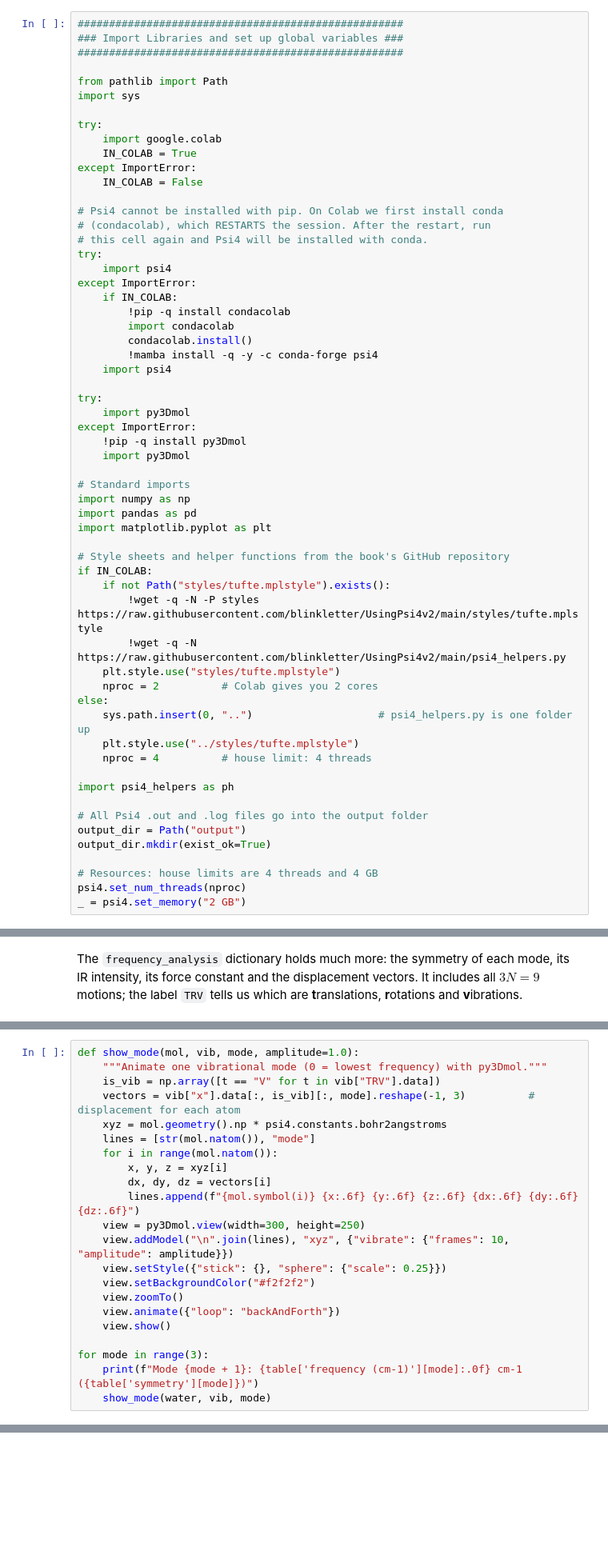
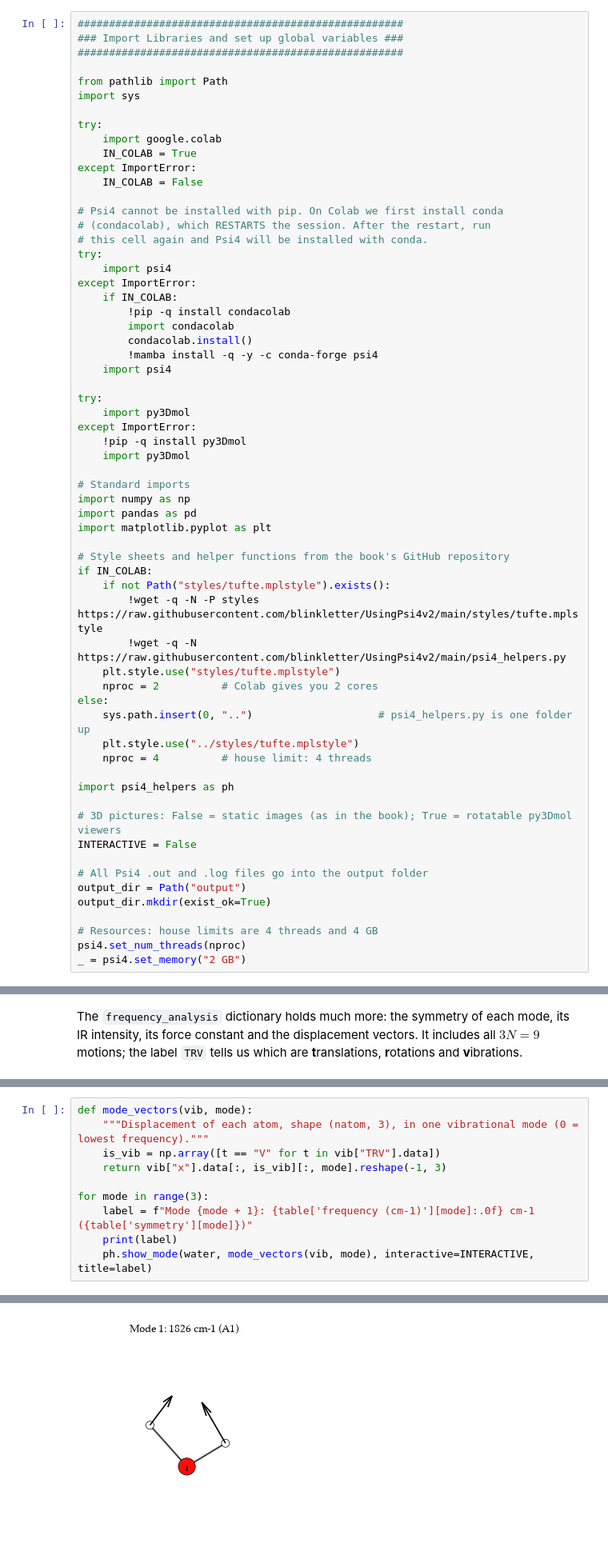
Before and after one commit to blinkletter/UsingPsi4v2, a Jupyter notebook: temp/04-vibrations.ipynb, the cells around one changed output, grey strips where cells are left out. Shown at 80% size. Cells and saved outputs as stored; diff of their text form; blank space fills up the shorter version.

```diff
--- a/temp/04-vibrations.ipynb
+++ b/temp/04-vibrations.ipynb
@@ -57,6 +57,9 @@ else:
 
 import psi4_helpers as ph
 
+# 3D pictures: False = static images (as in the book); True = rotatable py3Dmol viewers
+INTERACTIVE = False
+
 # All Psi4 .out and .log files go into the output folder
 output_dir = Path("output")
 output_dir.mkdir(exist_ok=True)
@@ -145,24 +148,12 @@ table.round(2)
 # %%
-def show_mode(mol, vib, mode, amplitude=1.0):
-    """Animate one vibrational mode (0 = lowest frequency) with py3Dmol."""
+def mode_vectors(vib, mode):
+    """Displacement of each atom, shape (natom, 3), in one vibrational mode (0 = lowest frequency)."""
     is_vib = np.array([t == "V" for t in vib["TRV"].data])
-    vectors = vib["x"].data[:, is_vib][:, mode].reshape(-1, 3)          # displacement for each atom
-    xyz = mol.geometry().np * psi4.constants.bohr2angstroms
-    lines = [str(mol.natom()), "mode"]
-    for i in range(mol.natom()):
-        x, y, z = xyz[i]
-        dx, dy, dz = vectors[i]
-        lines.append(f"{mol.symbol(i)} {x:.6f} {y:.6f} {z:.6f} {dx:.6f} {dy:.6f} {dz:.6f}")
-    view = py3Dmol.view(width=300, height=250)
-    view.addModel("\n".join(lines), "xyz", {"vibrate": {"frames": 10, "amplitude": amplitude}})
-    view.setStyle({"stick": {}, "sphere": {"scale": 0.25}})
-    view.setBackgroundColor("#f2f2f2")
-    view.zoomTo()
-    view.animate({"loop": "backAndForth"})
-    view.show()
+    return vib["x"].data[:, is_vib][:, mode].reshape(-1, 3)
 
 for mode in range(3):
-    print(f"Mode {mode + 1}: {table['frequency (cm-1)'][mode]:.0f} cm-1 ({table['symmetry'][mode]})")
-    show_mode(water, vib, mode)
+    label = f"Mode {mode + 1}: {table['frequency (cm-1)'][mode]:.0f} cm-1 ({table['symmetry'][mode]})"
+    print(label)
+    ph.show_mode(water, mode_vectors(vib, mode), interactive=INTERACTIVE, title=label)
 # %% [output]
 Mode 1: 1826 cm-1 (A1)
@@ -170 +160,2 @@ Mode 1: 1826 cm-1 (A1)
+[figure, added]
 Mode 2: 4070 cm-1 (A1)
```
Also changed, not shown: parts of 4 cells of this notebook, 17 other files.
